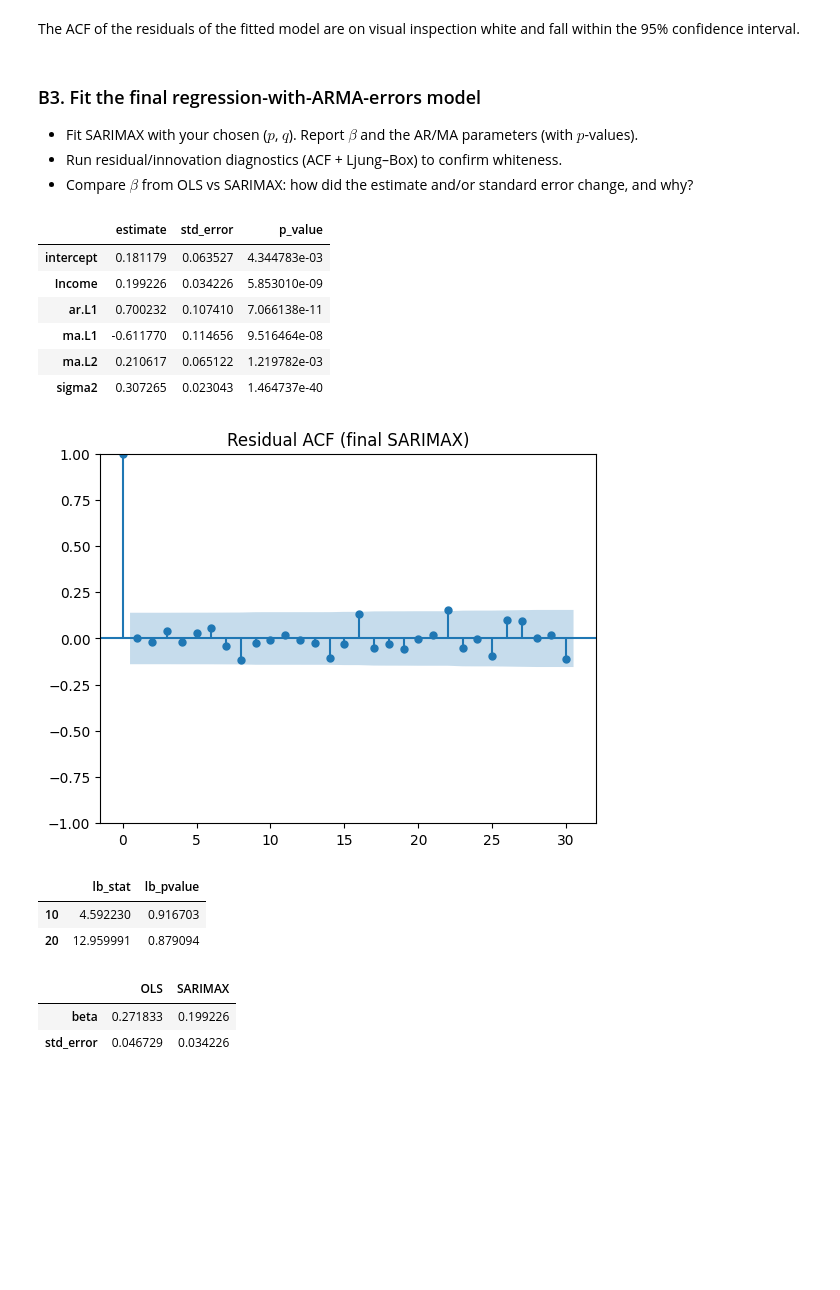
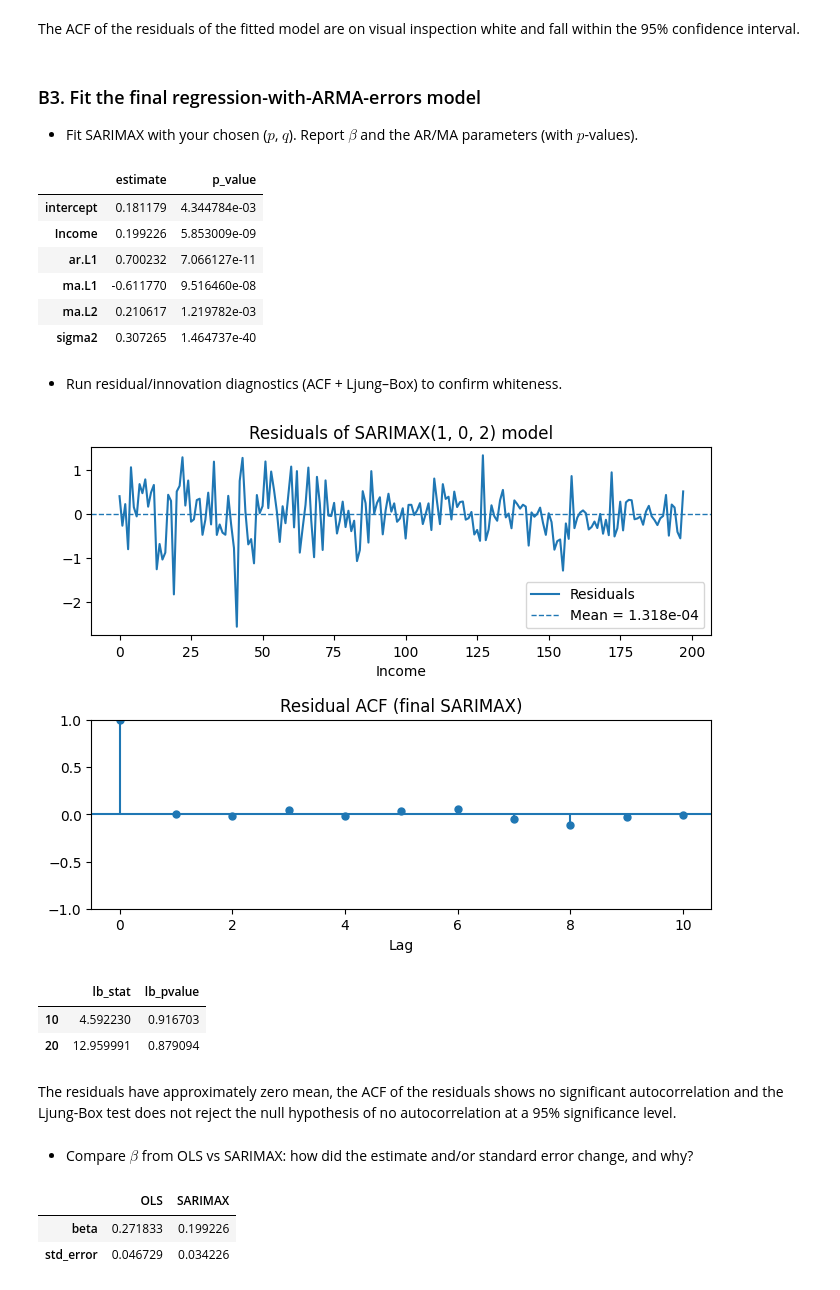
Before and after one commit to FVardi/PhD-Courses, a Jupyter notebook: Deep learning for time-series/Assignments/assignment_1.ipynb, the cells around one changed output. Drawn from its saved outputs; the diff is of its cells as text; code cells hidden in the pictures; blank space fills up the shorter version.

```diff
--- a/Deep learning for time-series/Assignments/assignment_1.ipynb
+++ b/Deep learning for time-series/Assignments/assignment_1.ipynb
@@ -472,8 +435,6 @@ The ACF of the residuals of the fitted model are on visual inspection white and
 # %% [markdown]
 ### B3. Fit the final regression-with-ARMA-errors model
 - Fit SARIMAX with your chosen ($p$, $q$). Report $\beta$ and the AR/MA parameters (with $p$-values).
-- Run residual/innovation diagnostics (ACF + Ljung–Box) to confirm whiteness.
-- Compare $\beta$ from OLS vs SARIMAX: how did the estimate and/or standard error change, and why?
 # %%
 final_model = SARIMAX(
     y,
@@ -486,31 +447,47 @@ final_model = SARIMAX(
 
 params = pd.DataFrame({
     "estimate": final_model.params,
-    "std_error": final_model.bse,
     "p_value": final_model.pvalues
 })
 
 params
 # %% [output]
-|  | estimate | std_error | p_value |
-| intercept | 0.181179 | 0.063527 | 4.344783e-03 |
-| Income | 0.199226 | 0.034226 | 5.853010e-09 |
-| ar.L1 | 0.700232 | 0.107410 | 7.066138e-11 |
-| ma.L1 | -0.611770 | 0.114656 | 9.516464e-08 |
-| ma.L2 | 0.210617 | 0.065122 | 1.219782e-03 |
-| sigma2 | 0.307265 | 0.023043 | 1.464737e-40 |
+|  | estimate | p_value |
+| intercept | 0.181179 | 4.344784e-03 |
+| Income | 0.199226 | 5.853009e-09 |
+| ar.L1 | 0.700232 | 7.066127e-11 |
+| ma.L1 | -0.611770 | 9.516460e-08 |
+| ma.L2 | 0.210617 | 1.219782e-03 |
+| sigma2 | 0.307265 | 1.464737e-40 |
+# %% [markdown]
+- Run residual/innovation diagnostics (ACF + Ljung–Box) to confirm whiteness.
 # %%
-plot_acf(final_model.resid, lags=30)
-plt.title("Residual ACF (final SARIMAX)")
+fig, ax = plt.subplots(2, 1, figsize=(8, 6), gridspec_kw={"hspace": 0.45})
+
+mean_resid = np.mean(final_model.resid)
+
+ax[0].plot(final_model.resid, label="Residuals")
+ax[0].set_title("Residuals of SARIMAX(1, 0, 2) model")
+ax[0].axhline(np.mean(mean_resid), linestyle="--", linewidth=1, label=f"Mean = {np.mean(mean_resid):.3e}")
+ax[0].set_xlabel(x_name)
+ax[0].legend()
+
+plot_acf(final_model.resid, lags=10, ax=ax[1], alpha=None)
+ax[1].set_title("Residual ACF (final SARIMAX)")
+ax[1].set_xlabel("Lag")
+
 plt.show()
+
+acorr_ljungbox(final_model.resid, lags=[10,20], return_df=True)
 # %% [output]
-[figure, old version]
+[figure, new version]
+|  | lb_stat | lb_pvalue |
+| 10 | 4.592230 | 0.916703 |
+| 20 | 12.959991 | 0.879094 |
-# %%
-acorr_ljungbox(final_model.resid, lags=[10,20], return_df=True)
-# %% [output]
-|  | lb_stat | lb_pvalue |
-| 10 | 4.592230 | 0.916703 |
-| 20 | 12.959991 | 0.879094 |
+# %% [markdown]
+The residuals have approximately zero mean, the ACF of the residuals shows no significant autocorrelation and the Ljung-Box test does not reject the null hypothesis of no autocorrelation at a 95% significance level.
+# %% [markdown]
+- Compare $\beta$ from OLS vs SARIMAX: how did the estimate and/or standard error change, and why?
 # %%
 comparison = pd.DataFrame({
     "OLS": [ols_model.params[x_name], ols_model.bse[x_name]],
```
Also changed, not shown: parts of 47 cells of this notebook, 4 other files.
